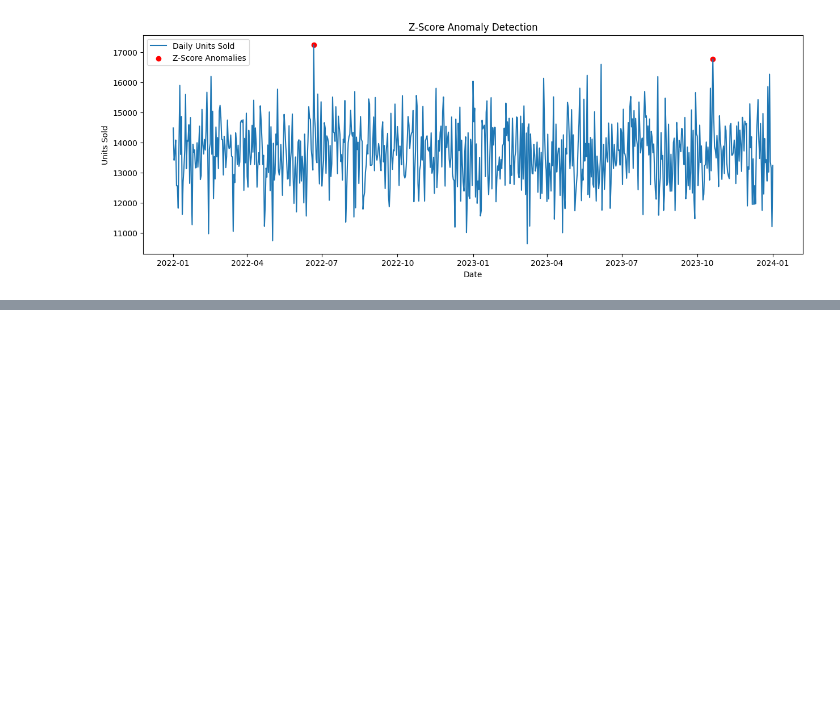
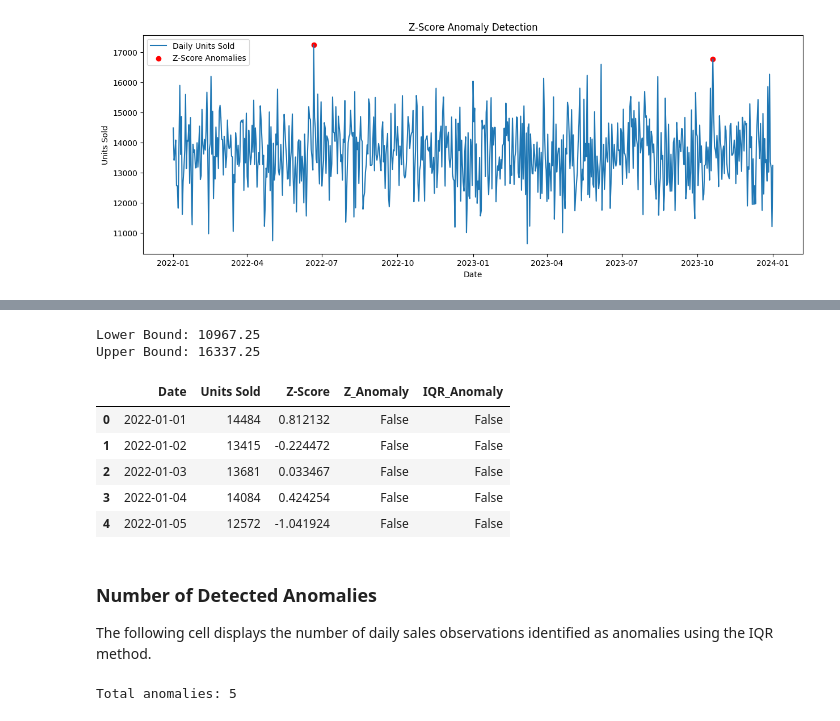
Before and after one commit to Adithyan-7/supply-chain-demand-forecasting, a Jupyter notebook: notebooks/03_anomaly_detection.ipynb, the cells around one changed output, grey strips where cells are left out. Cells and saved outputs as stored; diff of their text form; code cells hidden in the pictures; blank space fills up the shorter version.

```diff
--- a/notebooks/03_anomaly_detection.ipynb
+++ b/notebooks/03_anomaly_detection.ipynb
@@ -166,0 +175,34 @@ plt.show()
+# %%
+Q1 = daily_sales["Units Sold"].quantile(0.25)
+Q3 = daily_sales["Units Sold"].quantile(0.75)
+
+IQR = Q3 - Q1
+
+lower_bound = Q1 - (1.5 * IQR)
+upper_bound = Q3 + (1.5 * IQR)
+
+print(f"Lower Bound: {lower_bound:.2f}")
+print(f"Upper Bound: {upper_bound:.2f}")
+# %% [output]
+Lower Bound: 10967.25
+Upper Bound: 16337.25
+# %%
+daily_sales["IQR_Anomaly"] = ((daily_sales["Units Sold"] < lower_bound) |(daily_sales["Units Sold"] > upper_bound))
+
+daily_sales.head()
+# %% [output]
+|  | Date | Units Sold | Z-Score | Z_Anomaly | IQR_Anomaly |
+| 0 | 2022-01-01 | 14484 | 0.812132 | False | False |
+| 1 | 2022-01-02 | 13415 | -0.224472 | False | False |
+| 2 | 2022-01-03 | 13681 | 0.033467 | False | False |
+| 3 | 2022-01-04 | 14084 | 0.424254 | False | False |
+| 4 | 2022-01-05 | 12572 | -1.041924 | False | False |
+# %% [markdown]
+### Number of Detected Anomalies
+
+The following cell displays the number of daily sales observations identified as anomalies using the IQR method.
+# %%
+
+print("Total anomalies:", daily_sales["IQR_Anomaly"].sum())
+# %% [output]
+Total anomalies: 5
```
Also changed, not shown: parts of 5 cells of this notebook.
